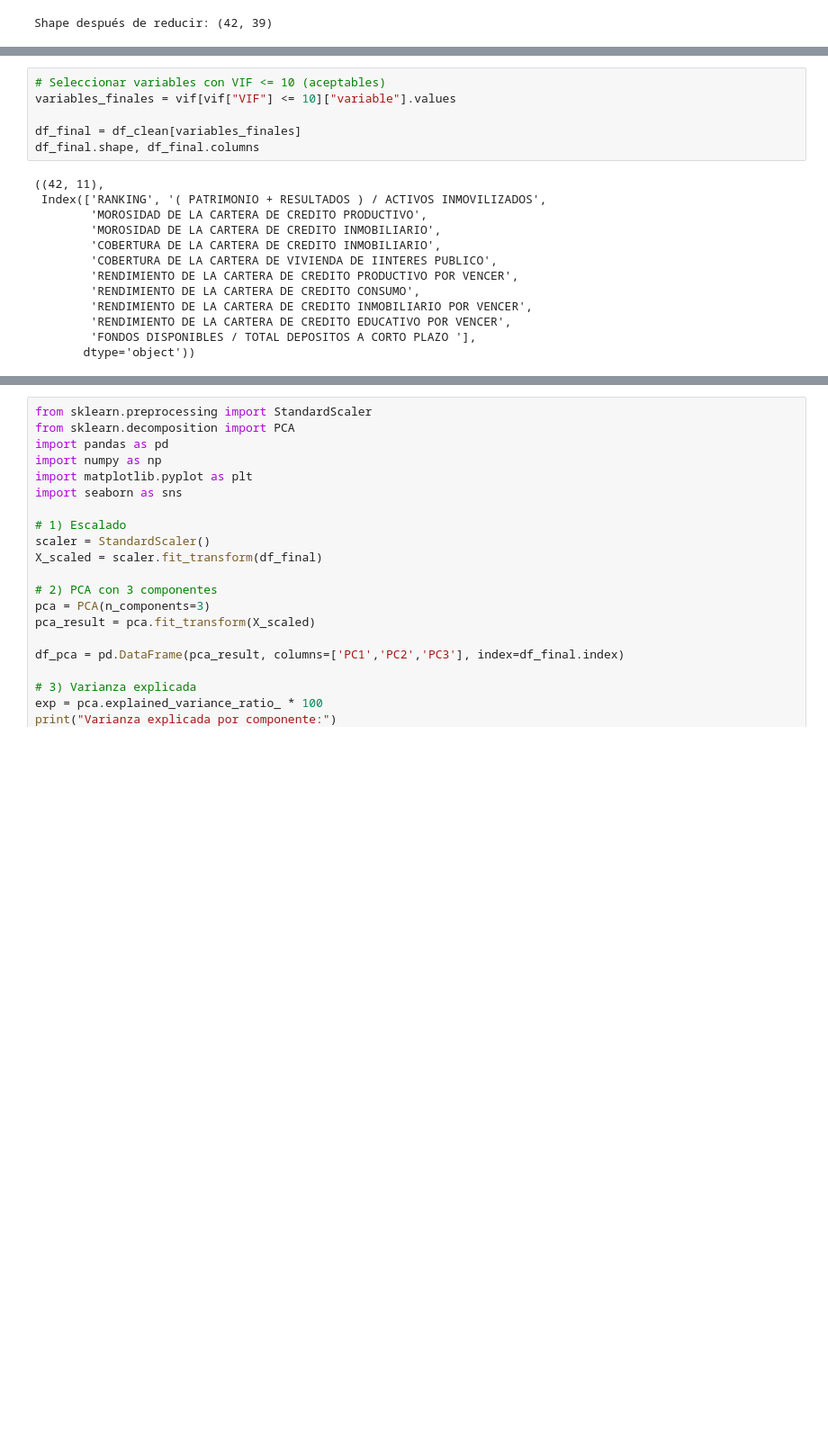
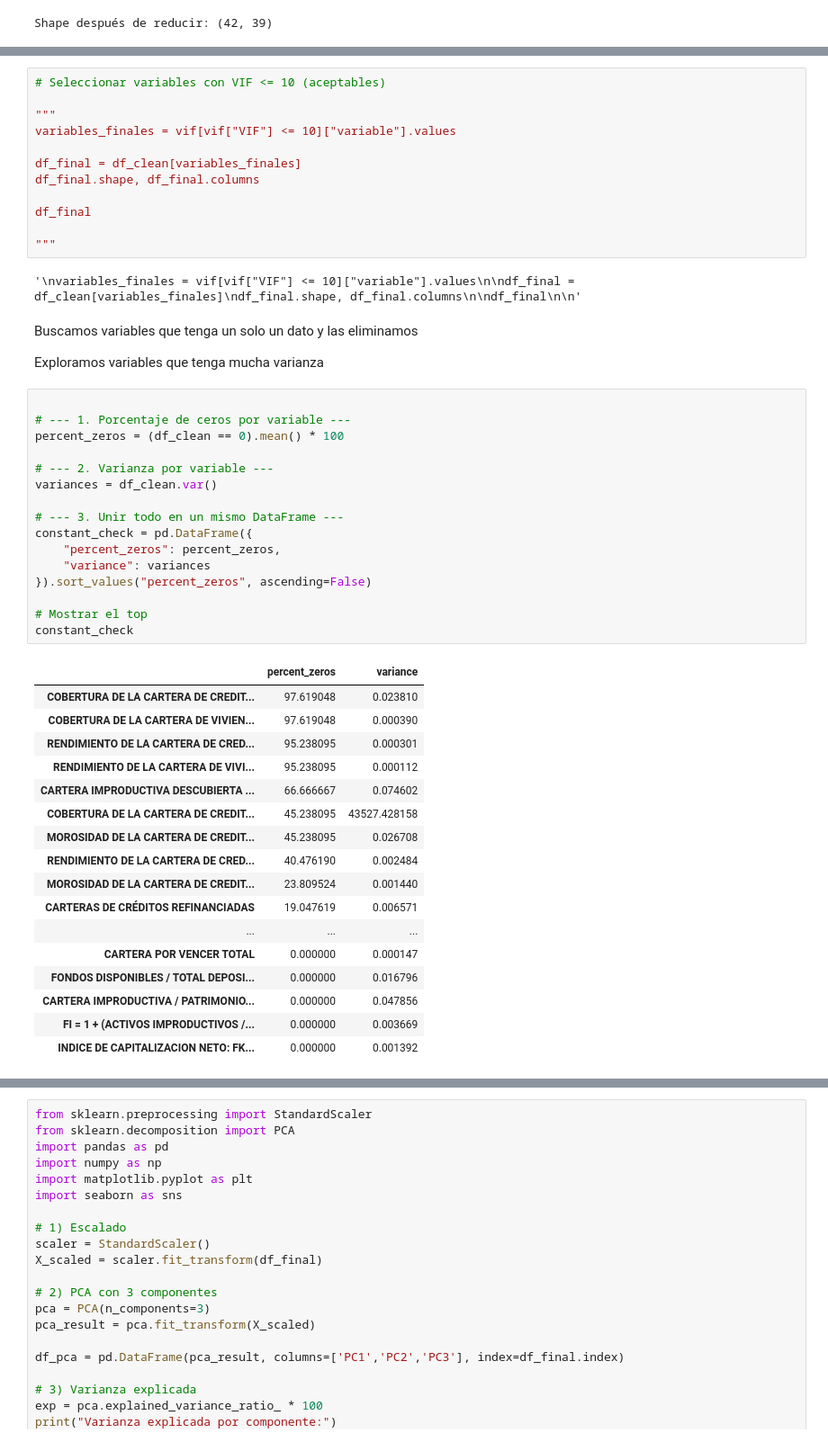
Before and after one commit to tonyfajardo1/ml-cooperativas-segmento1, a Jupyter notebook: notebooks/01_eda_y_clustering_extended.ipynb, the cells around one changed output, grey strips where cells are left out. Shown at 90% size. Drawn from its saved outputs; the diff is of its cells as text; blank space fills up the shorter version.

```diff
--- a/notebooks/01_eda_y_clustering_extended.ipynb
+++ b/notebooks/01_eda_y_clustering_extended.ipynb
@@ -209,19 +243,52 @@ vif_sorted
 # %%
 # Seleccionar variables con VIF <= 10 (aceptables)
+
+"""
 variables_finales = vif[vif["VIF"] <= 10]["variable"].values
 
 df_final = df_clean[variables_finales]
 df_final.shape, df_final.columns
+
+df_final
+
+"""
 # %% [output]
-((42, 11),
- Index(['RANKING', '( PATRIMONIO + RESULTADOS ) / ACTIVOS INMOVILIZADOS',
-        'MOROSIDAD DE LA CARTERA DE CREDITO PRODUCTIVO',
-        'MOROSIDAD DE LA CARTERA DE CREDITO INMOBILIARIO',
-        'COBERTURA DE LA CARTERA DE CREDITO INMOBILIARIO',
-        'COBERTURA DE LA CARTERA DE VIVIENDA DE IINTERES PUBLICO',
-        'RENDIMIENTO DE LA CARTERA DE CREDITO PRODUCTIVO POR VENCER',
-        'RENDIMIENTO DE LA CARTERA DE CREDITO CONSUMO',
-        'RENDIMIENTO DE LA CARTERA DE CREDITO INMOBILIARIO POR VENCER',
-        'RENDIMIENTO DE LA CARTERA DE CREDITO EDUCATIVO POR VENCER',
-        'FONDOS DISPONIBLES / TOTAL DEPOSITOS A CORTO PLAZO '],
-       dtype='object'))
+'\nvariables_finales = vif[vif["VIF"] <= 10]["variable"].values\n\ndf_final = df_clean[variables_finales]\ndf_final.shape, df_final.columns\n\ndf_final\n\n'
+# %% [markdown]
+Buscamos variables que tenga un solo un dato y las eliminamos
+
+Exploramos variables que tenga mucha varianza
+# %%
+
+# --- 1. Porcentaje de ceros por variable ---
+percent_zeros = (df_clean == 0).mean() * 100
+
+# --- 2. Varianza por variable ---
+variances = df_clean.var()
+
+# --- 3. Unir todo en un mismo DataFrame ---
+constant_check = pd.DataFrame({
+    "percent_zeros": percent_zeros,
+    "variance": variances
+}).sort_values("percent_zeros", ascending=False)
+
+# Mostrar el top
+constant_check
+# %% [output]
+|  | percent_zeros | variance |
+| COBERTURA DE LA CARTERA DE CREDIT... | 97.619048 | 0.023810 |
+| COBERTURA DE LA CARTERA DE VIVIEN... | 97.619048 | 0.000390 |
+| RENDIMIENTO DE LA CARTERA DE CRED... | 95.238095 | 0.000301 |
+| RENDIMIENTO DE LA CARTERA DE VIVI... | 95.238095 | 0.000112 |
+| CARTERA IMPRODUCTIVA DESCUBIERTA ... | 66.666667 | 0.074602 |
+| COBERTURA DE LA CARTERA DE CREDIT... | 45.238095 | 43527.428158 |
+| MOROSIDAD DE LA CARTERA DE CREDIT... | 45.238095 | 0.026708 |
+| RENDIMIENTO DE LA CARTERA DE CRED... | 40.476190 | 0.002484 |
+| MOROSIDAD DE LA CARTERA DE CREDIT... | 23.809524 | 0.001440 |
+| CARTERAS DE CRÉDITOS REFINANCIADAS | 19.047619 | 0.006571 |
+| ... | ... | ... |
+| CARTERA POR VENCER TOTAL | 0.000000 | 0.000147 |
+| FONDOS DISPONIBLES / TOTAL DEPOSI... | 0.000000 | 0.016796 |
+| CARTERA IMPRODUCTIVA / PATRIMONIO... | 0.000000 | 0.047856 |
+| FI = 1 + (ACTIVOS IMPRODUCTIVOS /... | 0.000000 | 0.003669 |
+| INDICE DE CAPITALIZACION NETO: FK... | 0.000000 | 0.001392 |
```
Also changed, not shown: parts of 16 cells of this notebook, 2 other files.
